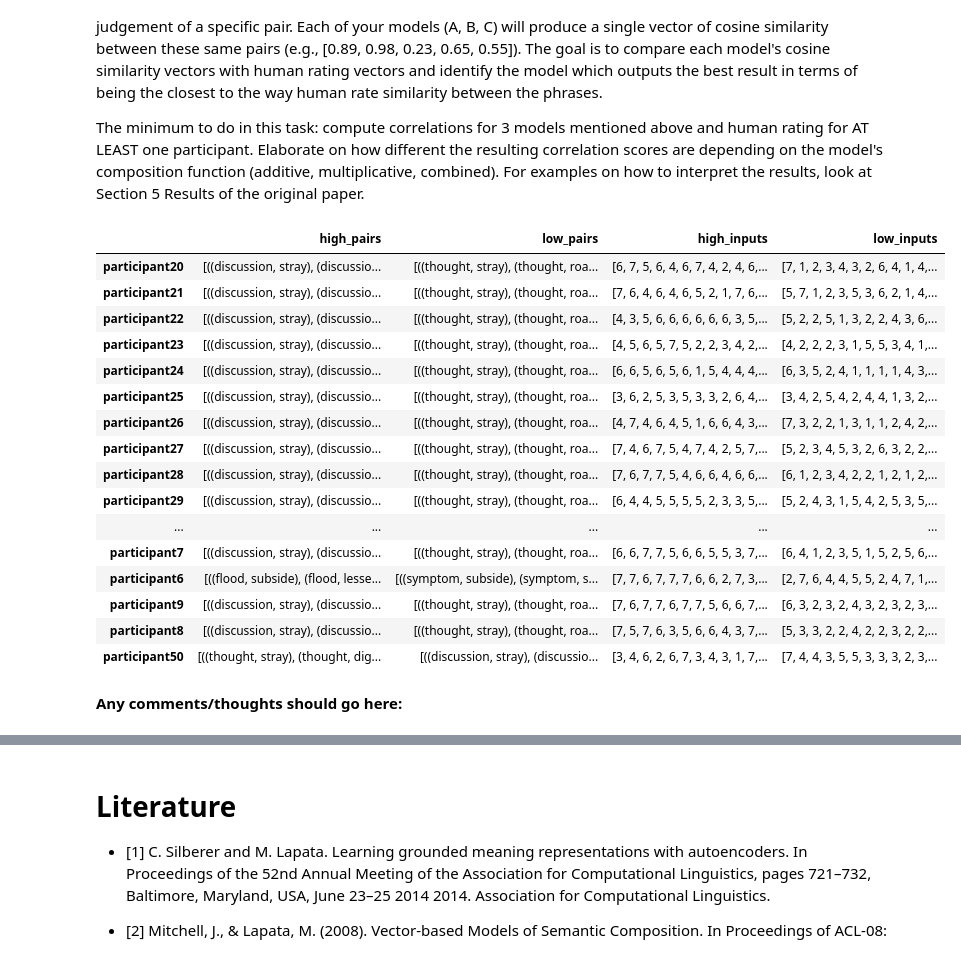
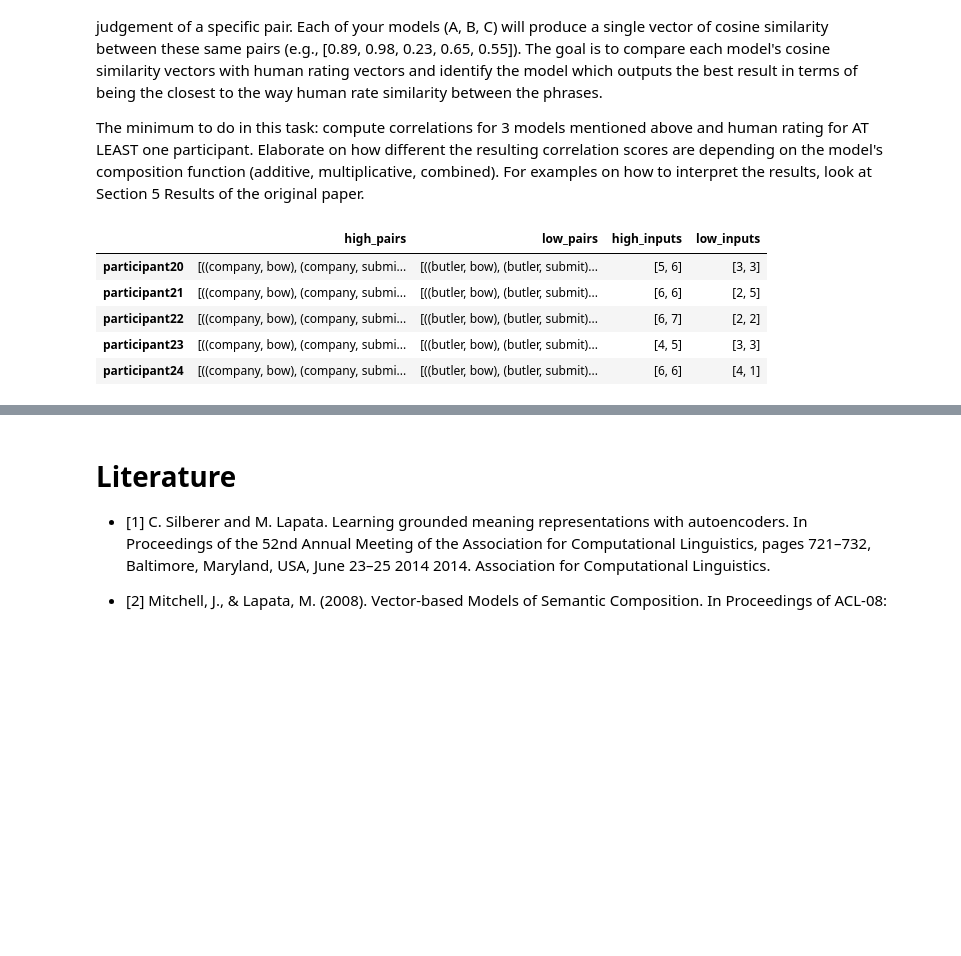
Before and after one commit to chickenbror/computational-semantics-vt21, a Jupyter notebook: BlueMetalLlamas/assignment-02/calvin/Calvin_A2.ipynb, the cells around one changed output, grey strips where cells are left out. Saved outputs shown, nothing was run; the diff lists cells and outputs as text; code cells hidden in the pictures; blank space fills up the shorter version.

```diff
--- a/BlueMetalLlamas/assignment-02/calvin/Calvin_A2.ipynb
+++ b/BlueMetalLlamas/assignment-02/calvin/Calvin_A2.ipynb
@@ -427,43 +427,47 @@ The minimum to do in this task: compute correlations for 3 models mentioned abov
 # %%
 #your code should go here
 
-with open('mitchell_lapata_acl08.txt') as f:
-    lines = [l.rstrip('\n').split() for l in f]
-    participants = {}
-    for r in lines[1:]:
-        participant, verb, noun, landmark, inputn, hilo = r
-        refpair, landmarkpair = (noun,verb), (noun,landmark)
-        pairs = (refpair, landmarkpair)
-        inputn = int(inputn)
+def process_entries(filename, corpus):
+    # Load the text file and process a dict
+    with open(filename) as f:
+        lines = [l.rstrip('\n').split() for l in f]
+        participants = {} # each participant's entries
+        compared_words, removed_words = set(), set()  # Words among/not among 10k
+        for r in lines[1:]:
+            participant, verb, noun, landmark, inputn, hilo = r
+            pairs = ( (noun,verb), (noun,landmark) ) # reference phrase, landmark phrase
+            inputn = int(inputn)
 
-        # Init dictinary and keys:lists
-        if participant not in participants:
-            p = participants[participant] = {}
-            p['high_pairs'],p['low_pairs'],p['high_inputs'],p['low_inputs'] = [],[],[],[]
+            # Init dictinary and keys:lists
+            if participant not in participants:
+                p = participants[participant] = {}
+                p['high_pairs'],p['low_pairs'],p['high_inputs'],p['low_inputs'] = [],[],[],[]
 
-        # Update dictinary
-        p[f'{hilo}_pairs'].append(pairs)
-        p[f'{hilo}_inputs'].append(inputn)
+            # Update dictinary
+            if noun in corpus and verb in corpus and landmark in corpus:  # QUE: it makes each participant's entries very short, so can we still eval correlation of only ONE participant???
+                p[f'{hilo}_pairs'].append(pairs)
+                p[f'{hilo}_inputs'].append(inputn)
 
+            for word in [noun,verb,landmark]:
+                if word in corpus:
+                    compared_words.update(set([word]))
+                else:
+                    removed_words.update(set([word]))
+
+    return participants, compared_words, removed_words
+
+# Process the data file
+participant_matrix = 'mitchell_lapata_acl08.txt'
+corpus = ktw_10k
+participants, compared_words, removed_words = process_entries(participant_matrix, corpus)
+
+# (visualise the dictionary)
 import pandas as pd
-pd.DataFrame.from_dict(participants).transpose()  # hilo-> researcher-judged ; input-> participant-scored
+pd.DataFrame.from_dict(participants).transpose()[:5]  # high-or-low -> researcher-judged ; input-> participant-rated
 # %% [output]
 |  | high_pairs | low_pairs | high_inputs | low_inputs |
-| participant20 | [((discussion, stray), (discussio... | [((thought, stray), (thought, roa... | [6, 7, 5, 6, 4, 6, 7, 4, 2, 4, 6,... | [7, 1, 2, 3, 4, 3, 2, 6, 4, 1, 4,... |
-| participant21 | [((discussion, stray), (discussio... | [((thought, stray), (thought, roa... | [7, 6, 4, 6, 4, 6, 5, 2, 1, 7, 6,... | [5, 7, 1, 2, 3, 5, 3, 6, 2, 1, 4,... |
-| participant22 | [((discussion, stray), (discussio... | [((thought, stray), (thought, roa... | [4, 3, 5, 6, 6, 6, 6, 6, 6, 3, 5,... | [5, 2, 2, 5, 1, 3, 2, 2, 4, 3, 6,... |
-| participant23 | [((discussion, stray), (discussio... | [((thought, stray), (thought, roa... | [4, 5, 6, 5, 7, 5, 2, 2, 3, 4, 2,... | [4, 2, 2, 2, 3, 1, 5, 5, 3, 4, 1,... |
-| participant24 | [((discussion, stray), (discussio... | [((thought, stray), (thought, roa... | [6, 6, 5, 6, 5, 6, 1, 5, 4, 4, 4,... | [6, 3, 5, 2, 4, 1, 1, 1, 1, 4, 3,... |
-| participant25 | [((discussion, stray), (discussio... | [((thought, stray), (thought, roa... | [3, 6, 2, 5, 3, 5, 3, 3, 2, 6, 4,... | [3, 4, 2, 5, 4, 2, 4, 4, 1, 3, 2,... |
-| participant26 | [((discussion, stray), (discussio... | [((thought, stray), (thought, roa... | [4, 7, 4, 6, 4, 5, 1, 6, 6, 4, 3,... | [7, 3, 2, 2, 1, 3, 1, 1, 2, 4, 2,... |
-| participant27 | [((discussion, stray), (discussio... | [((thought, stray), (thought, roa... | [7, 4, 6, 7, 5, 4, 7, 4, 2, 5, 7,... | [5, 2, 3, 4, 5, 3, 2, 6, 3, 2, 2,... |
-| participant28 | [((discussion, stray), (discussio... | [((thought, stray), (thought, roa... | [7, 6, 7, 7, 5, 4, 6, 6, 4, 6, 6,... | [6, 1, 2, 3, 4, 2, 2, 1, 2, 1, 2,... |
-| participant29 | [((discussion, stray), (discussio... | [((thought, stray), (thought, roa... | [6, 4, 4, 5, 5, 5, 5, 2, 3, 3, 5,... | [5, 2, 4, 3, 1, 5, 4, 2, 5, 3, 5,... |
-| ... | ... | ... | ... | ... |
-| participant7 | [((discussion, stray), (discussio... | [((thought, stray), (thought, roa... | [6, 6, 7, 7, 5, 6, 6, 5, 5, 3, 7,... | [6, 4, 1, 2, 3, 5, 1, 5, 2, 5, 6,... |
-| participant6 | [((flood, subside), (flood, lesse... | [((symptom, subside), (symptom, s... | [7, 7, 6, 7, 7, 7, 6, 6, 2, 7, 3,... | [2, 7, 6, 4, 4, 5, 5, 2, 4, 7, 1,... |
-| participant9 | [((discussion, stray), (discussio... | [((thought, stray), (thought, roa... | [7, 6, 7, 7, 6, 7, 7, 5, 6, 6, 7,... | [6, 3, 2, 3, 2, 4, 3, 2, 3, 2, 3,... |
-| participant8 | [((discussion, stray), (discussio... | [((thought, stray), (thought, roa... | [7, 5, 7, 6, 3, 5, 6, 6, 4, 3, 7,... | [5, 3, 3, 2, 2, 4, 2, 2, 3, 2, 2,... |
-| participant50 | [((thought, stray), (thought, dig... | [((discussion, stray), (discussio... | [3, 4, 6, 2, 6, 7, 3, 4, 3, 1, 7,... | [7, 4, 4, 3, 5, 5, 3, 3, 3, 2, 3,... |
+| participant20 | [((company, bow), (company, submi... | [((butler, bow), (butler, submit)... | [5, 6] | [3, 3] |
+| participant21 | [((company, bow), (company, submi... | [((butler, bow), (butler, submit)... | [6, 6] | [2, 5] |
+| participant22 | [((company, bow), (company, submi... | [((butler, bow), (butler, submit)... | [6, 7] | [2, 2] |
+| participant23 | [((company, bow), (company, submi... | [((butler, bow), (butler, submit)... | [4, 5] | [3, 3] |
+| participant24 | [((company, bow), (company, submi... | [((butler, bow), (butler, submit)... | [6, 6] | [4, 1] |
-# %% [markdown]
-**Any comments/thoughts should go here:**
```
Also changed, not shown: parts of 9 cells of this notebook, 2 other files.
